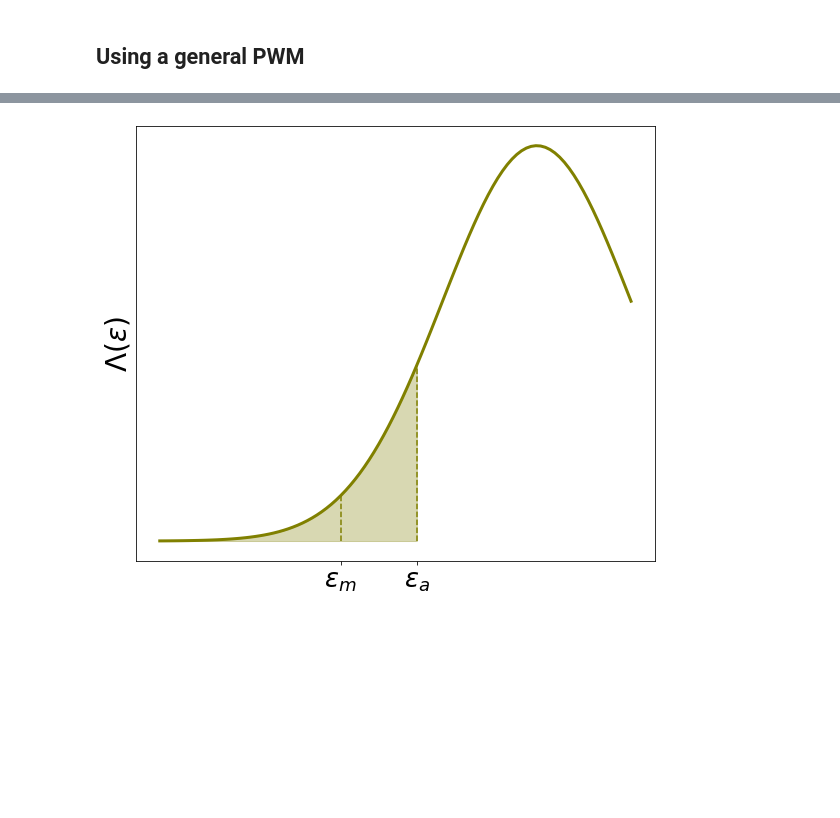
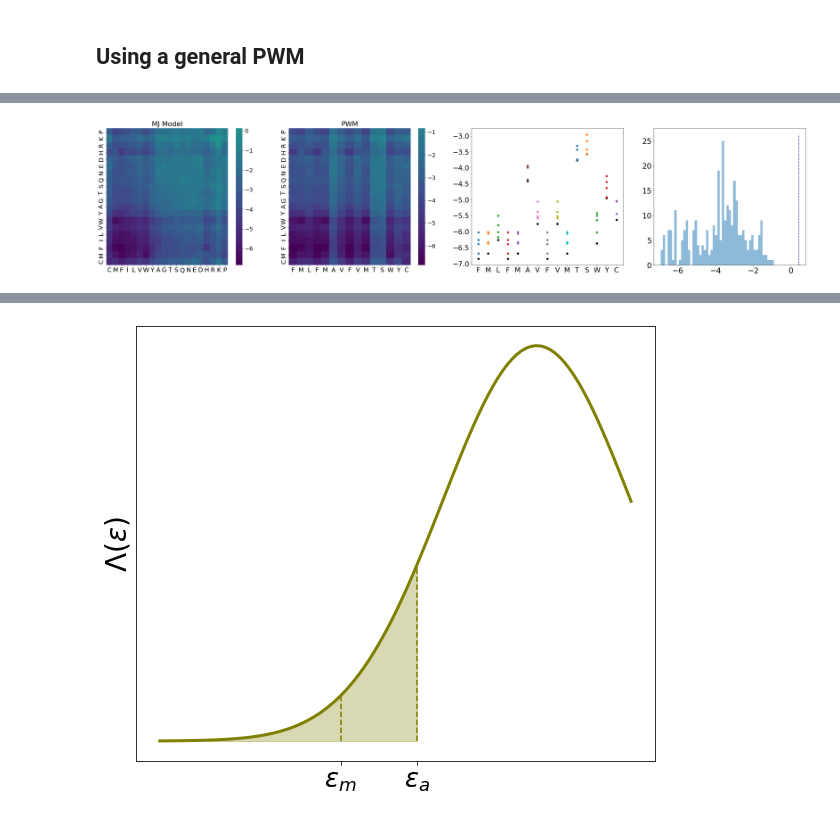
Before and after one commit to rmorantovar/Immune_System, a Jupyter notebook: Jupyter_Notebooks/5_Geometric_exponent.ipynb, the cells around one changed output, grey strips where cells are left out. Saved outputs shown, nothing was run; the diff lists cells and outputs as text; code cells hidden in the pictures; blank space fills up the shorter version.

```diff
--- a/Jupyter_Notebooks/5_Geometric_exponent.ipynb
+++ b/Jupyter_Notebooks/5_Geometric_exponent.ipynb
@@ -370,3 +275,91 @@ def Z_PWM_integral(T, lamda, k):
 
 def Z_PWM_integral2(T, lamda):
     return 2*np.exp(-lamda*min_E)*(np.exp(avg_E*(lamda-(1/T)))-np.exp(min_E*(lamda-(1/T))))/(lamda-(1/T))
+# %%
+Matrix = 'BLOSUM62'
+Matrix = 'MJ2'
+#Matrix = 'MM'
+
+fig, ax = plt.subplots(1, 4, figsize=(40,8))
+
+#w, v = LA.eig(M2_list)
+if(Matrix == 'MJ2'):
+    M2 = np.loadtxt(Text_files_path + Matrix + '.txt', skiprows= 1, usecols=range(1,21))
+    M2_list = M2.tolist()
+    Alphabet = np.loadtxt(Text_files_path + 'Alphabet.txt', dtype=bytes, delimiter='\t').astype(str)
+    Alphabet_list = Alphabet.tolist()
+    plot_energy_matrix(Energy_Matrix=M2_list, Alphabet=Alphabet, title=r'MJ Model', ax = ax[0])
+
+if(Matrix == 'MM'):
+    M2 = (np.loadtxt(Text_files_path + Matrix + '.txt')+1)*e0
+    M2_list = M2.tolist()
+    Alphabet = np.loadtxt(Text_files_path + 'Alphabet.txt', dtype=bytes, delimiter='\t').astype(str)
+    Alphabet_list = Alphabet.tolist()
+    plot_energy_matrix(Energy_Matrix=M2_list, Alphabet=Alphabet, title=r'MJ Model', ax = ax[0])
+if(Matrix == 'BLOSUM62'):
+    M2 = np.loadtxt(Text_files_path + Matrix + '.txt', skiprows= 1, usecols=range(1,25))
+    M2_list = M2.tolist()
+    Alphabet = np.array(['A', 'R'  ,'N' , 'D'  ,'C' , 'Q'  ,'E'  ,'G'  ,'H' , 'I'  ,'L'  ,'K'  ,'M' , 'F' , 'P' , 'S'  ,'T' , 'W' , 'Y' , 'V' , 'B' , 'Z'  ,'X',  '*'])
+    Alphabet_list = Alphabet.tolist()
+    plot_energy_matrix(Energy_Matrix=M2_list, Alphabet=Alphabet, title=r'BLOSUM62 Model', ax = ax[0])
+
+L_alphabet = len(Alphabet)
+
+L = 15
+#antigen_seq = np.random.randint(0, len(Alphabet), L)
+#antigen = Alphabet[antigen_seq]
+antigen = 'FMLFMAVFVMTSWYC'
+antigen_list = [i for i in antigen]
+contributions = np.zeros(shape = (1,20))
+antigen_seq = np.array([], dtype = int)
+for i, aa in enumerate(antigen_list):
+    index = Alphabet_list.index(aa)
+    antigen_seq = np.append(antigen_seq, int(index))
+print(antigen, antigen_seq)
+antigen_seq, antigen
+PWM = M2[:,antigen_seq]
+#for i in np.arange(L):
+#    PWM[:,i]-=np.min(PWM[:,i], axis=0)
+PWM_list = PWM.tolist()
+plot_PWM(PWM=PWM_list, Alphabet=Alphabet, sequence = antigen, title=r'PWM', ax = ax[1])
+min_E = np.sum([np.min(PWM[:,i]) for i in range(len(PWM[0,:]))])
+avg_E = np.sum([np.mean(PWM[:,i]) for i in range(len(PWM[0,:]))])
+var_E = np.sum([np.var(PWM[:,i]) for i in range(len(PWM[0,:]))])
+max_E = np.sum([np.max(PWM[:,i]) for i in range(len(PWM[0,:]))])
+
+d_eff = 4
+mean_lowest_effect=0
+for i, index in enumerate(antigen_seq):
+    ax[2].scatter(i, np.sort(PWM[:,i])[0], color = 'black')
+    ax[2].scatter(np.ones(d_eff)*i, np.sort(PWM[:,i])[1:d_eff+1])
+    mean_lowest_effect+=np.mean(np.sort(PWM[:,i])[1:d_eff+1]-np.sort(PWM[:,i])[0])
+mean_lowest_effect/=L
+print(mean_lowest_effect)
+#ax[2].hlines(mean_lowest_effect, ax[2].get_xlim()[0], ax[2].get_xlim()[1])
+ax[2].set_xticks(range(L))
+ax[2].set_xticklabels(antigen)
+ax[2].tick_params(labelsize = 22)
+
+mean_lowest_effects=np.array(20)
+for d_i in [5]:
+    mean_lowest_effect_i = 0
+    for i, index in enumerate(antigen_seq):
+        mean_lowest_effect_i+=np.mean(np.sort(PWM[:,i])[1:d_i])
+    mean_lowest_effect_i/=L
+    print(mean_lowest_effect_i)
+    mean_lowest_effects = np.append(mean_lowest_effects, mean_lowest_effect)
+
+
+linear_PWM = np.reshape(PWM, (L*20,1))
+energies = np.linspace(0, np.max(linear_PWM), 20)
+ds_eff = np.zeros_like(energies)
+for i, energy in enumerate(energies[:-1]):
+    ds_eff[i] = np.size(np.where((linear_PWM<energies[i+1]) & (linear_PWM>energies[i])))/L
+#ax[3].plot(energies, L*(np.log(ds_eff/(ds_eff-1))+np.log(ds_eff-1)/ds_eff), '.')
+#ax[3].hlines(L*s, ax[3].get_xlim()[0], ax[3].get_xlim()[1])
+
+ax[3].hist(linear_PWM, bins = 50, alpha = .5, align='left')
+ax[3].vlines(mean_lowest_effect, ax[3].get_ylim()[0], ax[3].get_ylim()[1], color = 'darkblue', linestyle = 'dashed')
+my_plot_layout(ax=ax[3])
+fig.savefig('../Figures/5_Geometric_exponent/PWM_model.png')
+# %% [output]
@@ -373,3 +369,4 @@ def Z_PWM_integral2(T, lamda):
+[figure, added]
 # %%
 fig, ax = plt.subplots(1, 3, figsize=(30,8), gridspec_kw={'left':0.05, 'right':0.95, 'wspace':.25})
 
```
Also changed, not shown: parts of 10 cells of this notebook, 20 other files.
